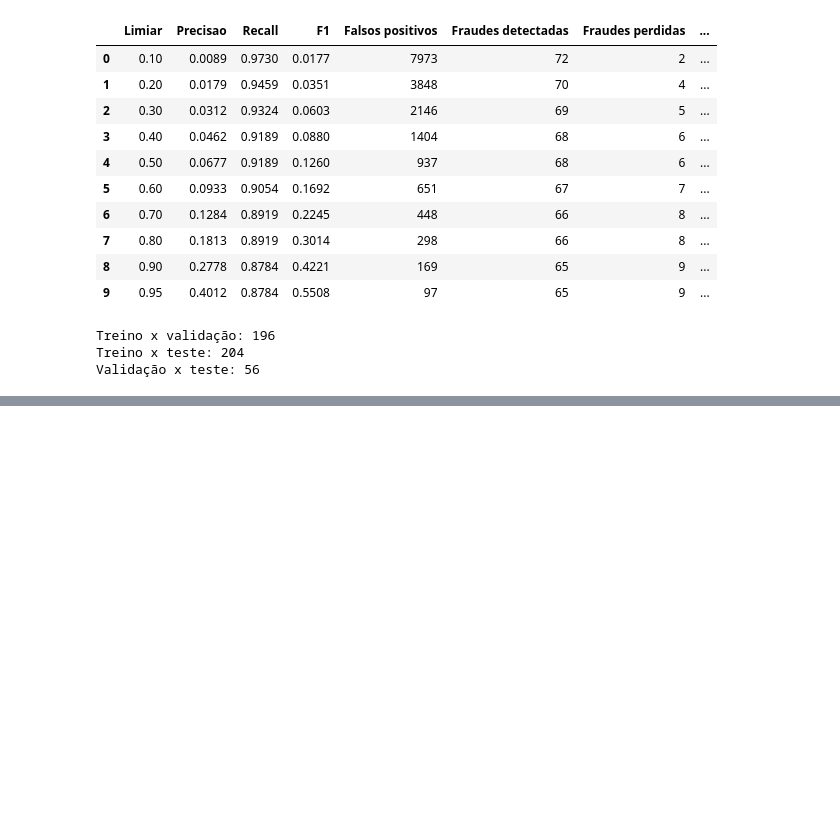
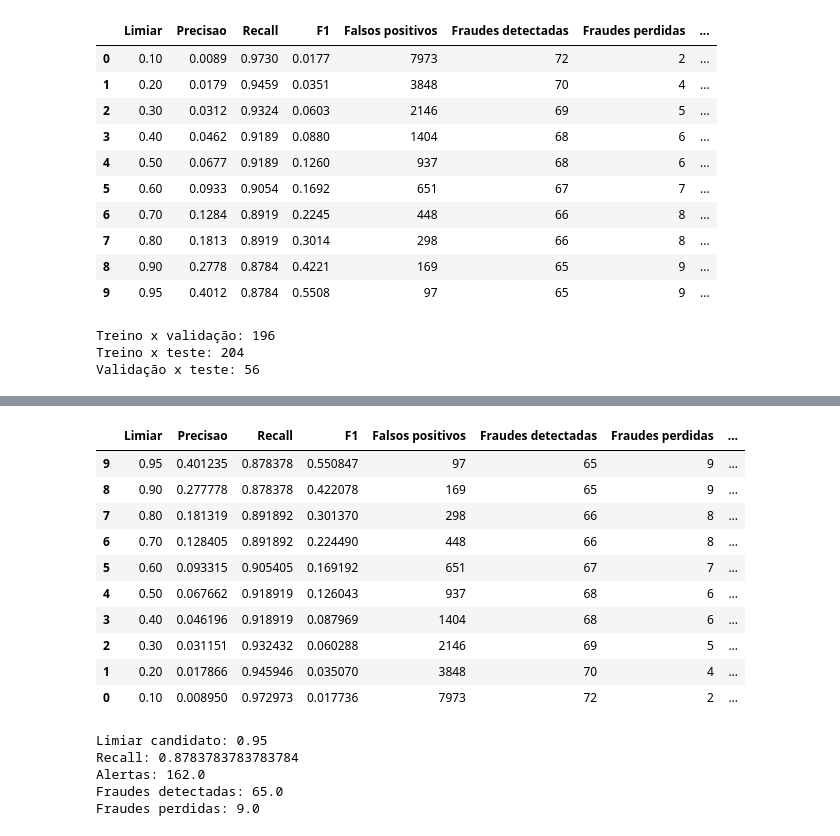
Before and after one commit to douglasfariasil/credit-card-fraud-detection, a Jupyter notebook: notebooks/01_exploracao_e_modelagem.ipynb, the cells around one changed output, grey strips where cells are left out. Saved outputs shown, nothing was run; the diff lists cells and outputs as text; code cells hidden in the pictures; blank space fills up the shorter version.

```diff
--- a/notebooks/01_exploracao_e_modelagem.ipynb
+++ b/notebooks/01_exploracao_e_modelagem.ipynb
@@ -503,0 +749,44 @@ Validação x teste: 56
+# %%
+
+# Seleção de limiar baseada em uma regra explícita.
+# Utiliza somente os resultados da validação.
+
+recall_minimo = 0.85
+
+candidatos = df_limiares[
+    df_limiares["Recall"] >= recall_minimo
+].sort_values(
+    ["Alertas totais", "Limiar"],
+    ascending=[True, False],
+)
+
+display(candidatos)
+
+if candidatos.empty:
+    print("Nenhum limiar atende ao recall mínimo.")
+else:
+    melhor_candidato = candidatos.iloc[0]
+    limiar_escolhido = float(melhor_candidato["Limiar"])
+
+    print("Limiar candidato:", limiar_escolhido)
+    print("Recall:", melhor_candidato["Recall"])
+    print("Alertas:", melhor_candidato["Alertas totais"])
+    print("Fraudes detectadas:", melhor_candidato["Fraudes detectadas"])
+    print("Fraudes perdidas:", melhor_candidato["Fraudes perdidas"])
+# %% [output]
+|  | Limiar | Precisao | Recall | F1 | Falsos positivos | Fraudes detectadas | Fraudes perdidas | ... |
+| 9 | 0.95 | 0.401235 | 0.878378 | 0.550847 | 97 | 65 | 9 | ... |
+| 8 | 0.90 | 0.277778 | 0.878378 | 0.422078 | 169 | 65 | 9 | ... |
+| 7 | 0.80 | 0.181319 | 0.891892 | 0.301370 | 298 | 66 | 8 | ... |
+| 6 | 0.70 | 0.128405 | 0.891892 | 0.224490 | 448 | 66 | 8 | ... |
+| 5 | 0.60 | 0.093315 | 0.905405 | 0.169192 | 651 | 67 | 7 | ... |
+| 4 | 0.50 | 0.067662 | 0.918919 | 0.126043 | 937 | 68 | 6 | ... |
+| 3 | 0.40 | 0.046196 | 0.918919 | 0.087969 | 1404 | 68 | 6 | ... |
+| 2 | 0.30 | 0.031151 | 0.932432 | 0.060288 | 2146 | 69 | 5 | ... |
+| 1 | 0.20 | 0.017866 | 0.945946 | 0.035070 | 3848 | 70 | 4 | ... |
+| 0 | 0.10 | 0.008950 | 0.972973 | 0.017736 | 7973 | 72 | 2 | ... |
+Limiar candidato: 0.95
+Recall: 0.8783783783783784
+Alertas: 162.0
+Fraudes detectadas: 65.0
+Fraudes perdidas: 9.0
```
Also changed, not shown: parts of 25 cells of this notebook, 1 other file.
